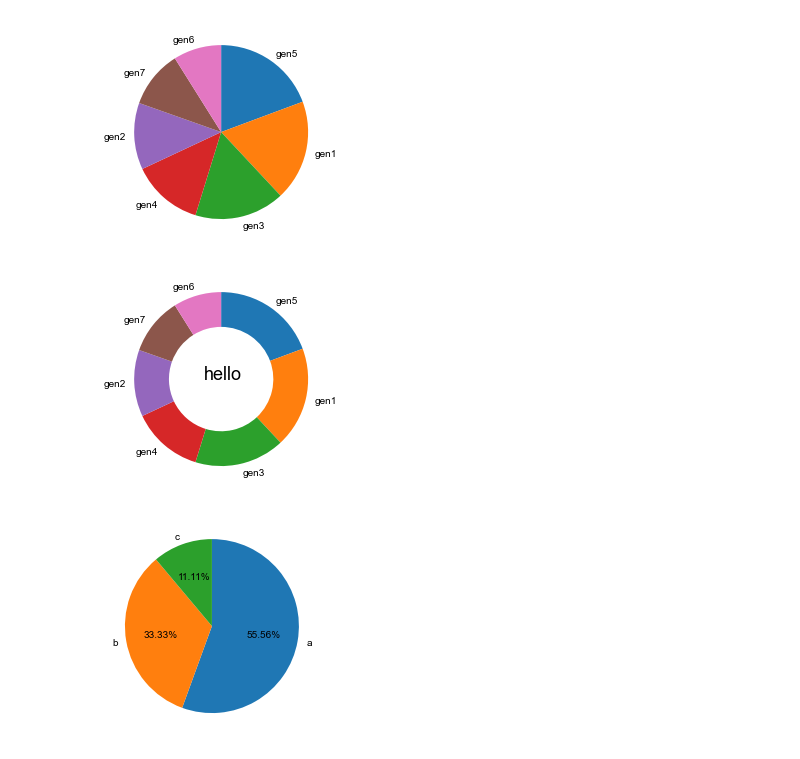
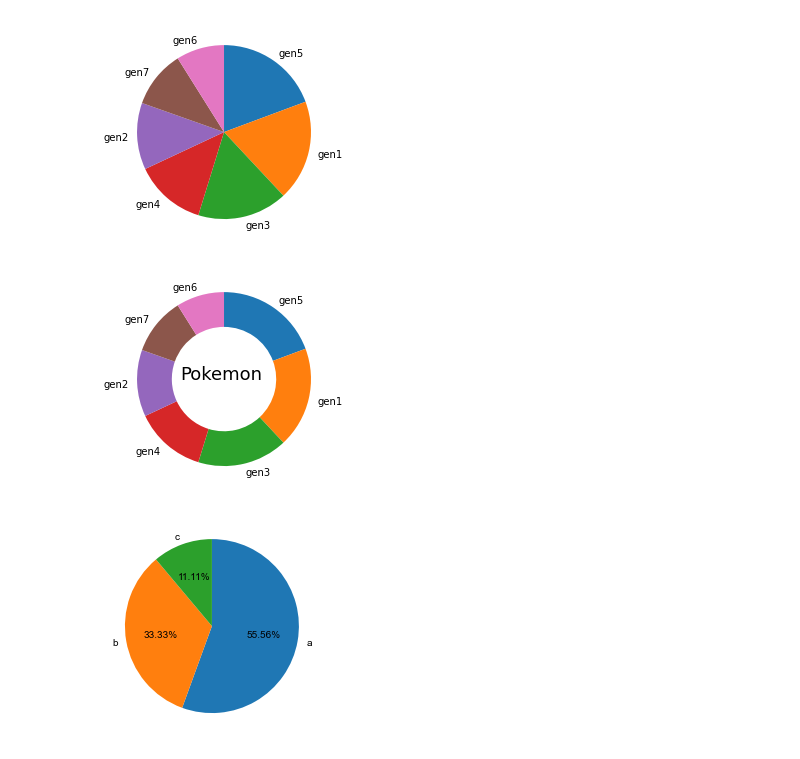
Before and after one commit to Alex-YuZ/Visualization-Using-Python, a Jupyter notebook: Pie_Chart.ipynb, the cells around one changed output. Drawn from its saved outputs; the diff is of its cells as text; code cells hidden in the pictures.

```diff
--- a/Pie_Chart.ipynb
+++ b/Pie_Chart.ipynb
@@ -10,11 +10,14 @@
 Plot a simple Pie chart about counts on `generation_id` of pokemon dataset.
 # %%
 # Use the same pokemon dataset
-pokemon = pd.read_csv('pokemon.csv')
+pokemon = pd.read_csv('data/pokemon.csv')
 
 sorted_counts = pokemon['generation_id'].value_counts()
 
-plt.pie(sorted_counts, labels = sorted_counts.index, startangle = 90, counterclock = False);
+plt.pie(sorted_counts,
+        labels = sorted_counts.index,
+        startangle = 90,
+        counterclock = False);
 # %% [output]
 [figure]
 # %%
@@ -27,14 +33,14 @@ plt.pie(sorted_counts, labels = labels1, startangle = 90, counterclock = False);
 # %%
 # Make a donut plot
 plt.pie(sorted_counts, \
         labels = labels1, \
         startangle = 90, \
         counterclock = False, \
         wedgeprops={'width': 0.4})
 
-plt.text(-.2, 0, s='hello', fontsize=18);
+plt.text(-.5, 0, s='Pokemon', fontsize=18);
 # %% [output]
-[figure, old version]
+[figure, new version]
 # %%
 x = [5, 3, 1]
 
```
Also changed, not shown: parts of 7 cells of this notebook.
